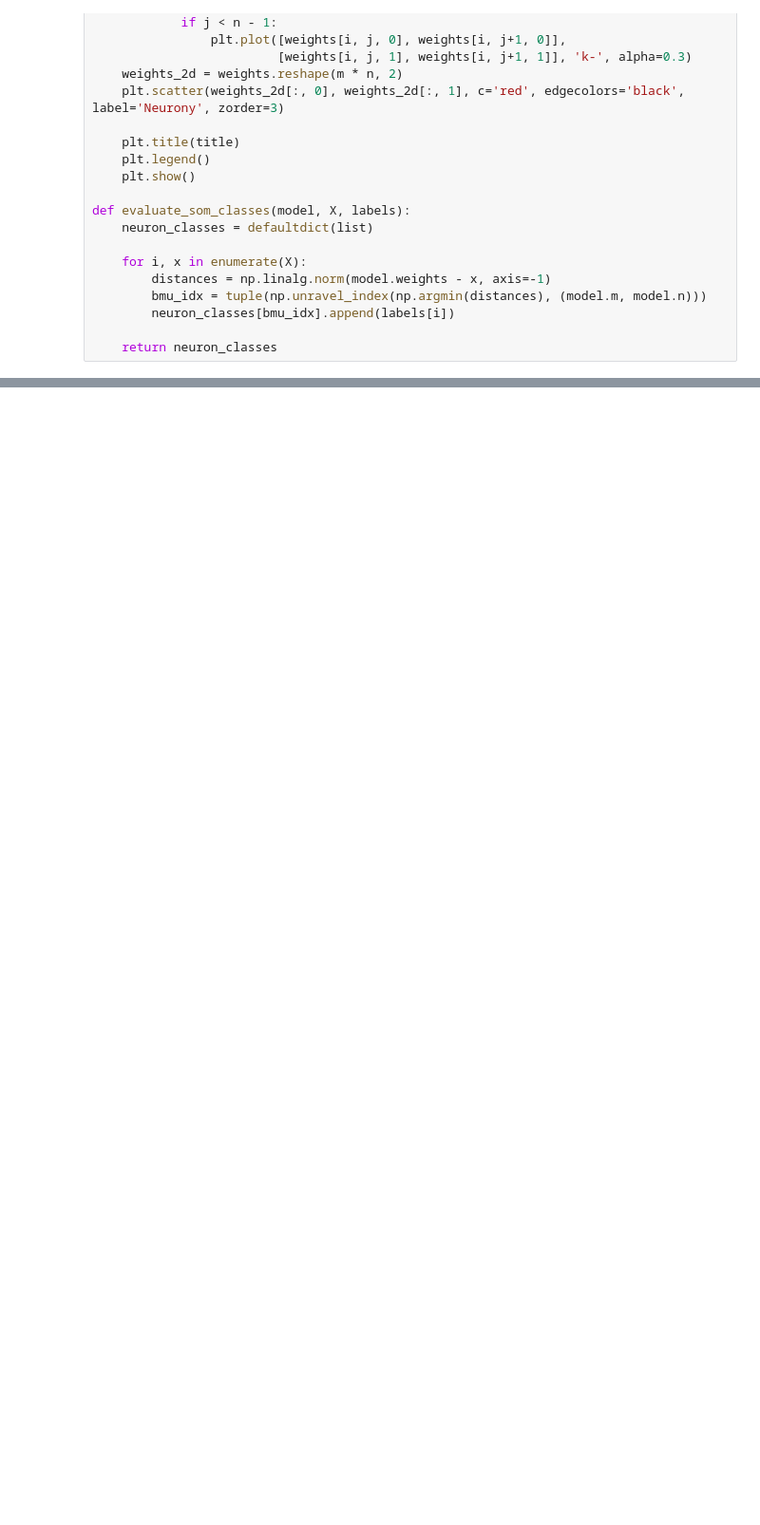
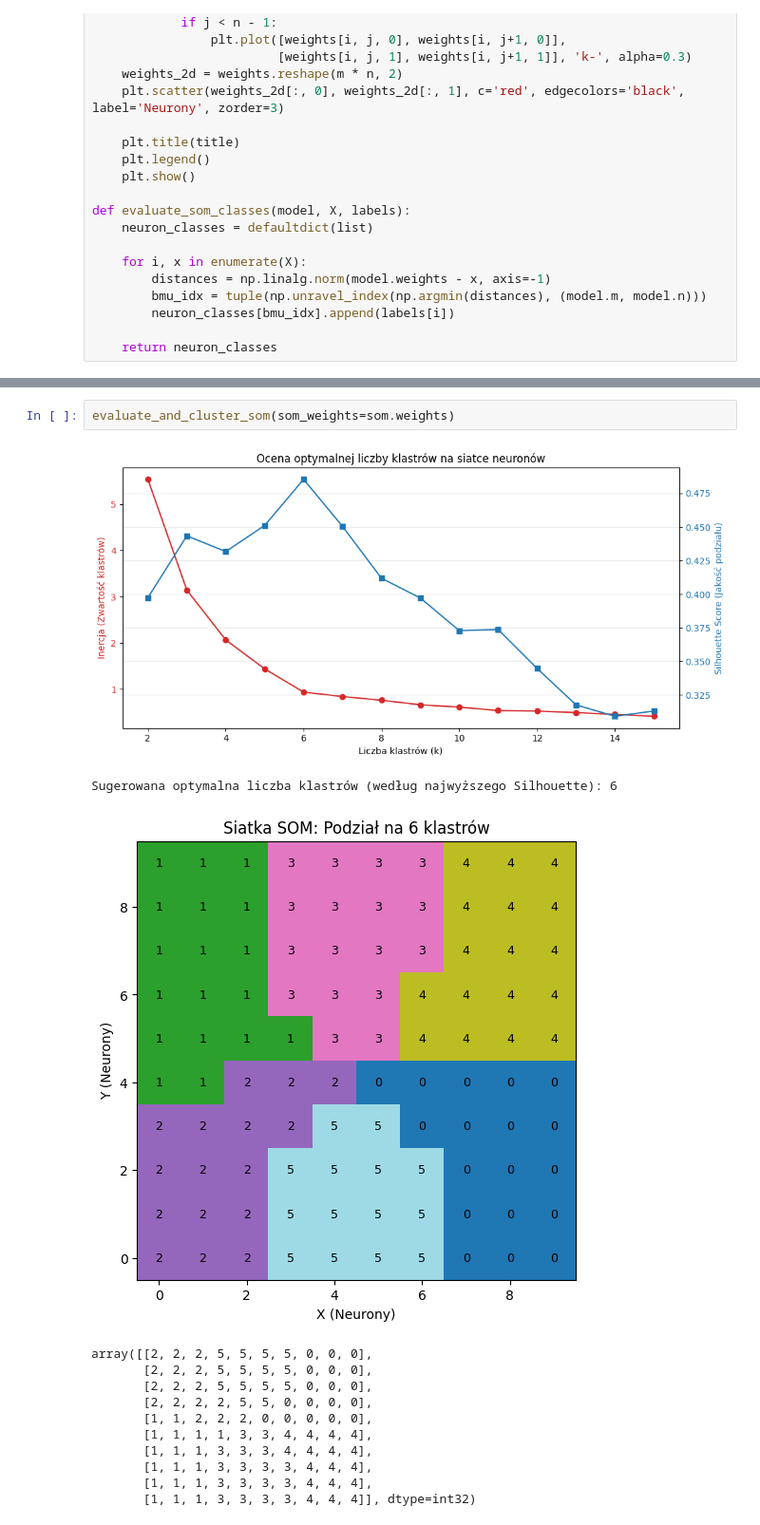
Before and after one commit to Wysocki-Piotr/Computational-intelligence, a Jupyter notebook: kohonen_network.ipynb, the cells around one changed output, grey strips where cells are left out. Shown at 95% size. Cells and saved outputs as stored; diff of their text form; blank space fills up the shorter version.

```diff
--- a/kohonen_network.ipynb
+++ b/kohonen_network.ipynb
@@ -188,0 +237,16 @@ Neuron na pozycji (np.int64(7), np.int64(9)):
+# %%
+evaluate_and_cluster_som(som_weights=som.weights)
+# %% [output]
+[figure, added]
+Sugerowana optymalna liczba klastrów (według najwyższego Silhouette): 6
+[figure, added]
+array([[2, 2, 2, 5, 5, 5, 5, 0, 0, 0],
+       [2, 2, 2, 5, 5, 5, 5, 0, 0, 0],
+       [2, 2, 2, 5, 5, 5, 5, 0, 0, 0],
+       [2, 2, 2, 2, 5, 5, 0, 0, 0, 0],
+       [1, 1, 2, 2, 2, 0, 0, 0, 0, 0],
+       [1, 1, 1, 1, 3, 3, 4, 4, 4, 4],
+       [1, 1, 1, 3, 3, 3, 4, 4, 4, 4],
+       [1, 1, 1, 3, 3, 3, 3, 4, 4, 4],
+       [1, 1, 1, 3, 3, 3, 3, 4, 4, 4],
+       [1, 1, 1, 3, 3, 3, 3, 4, 4, 4]], dtype=int32)
```
Also changed, not shown: parts of 11 cells of this notebook.
